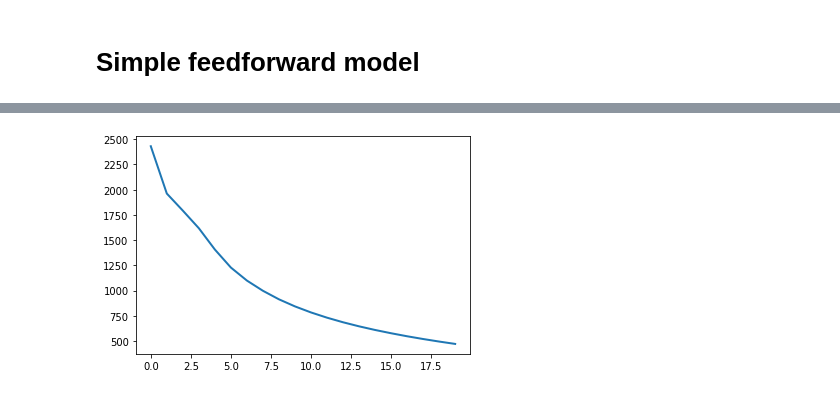
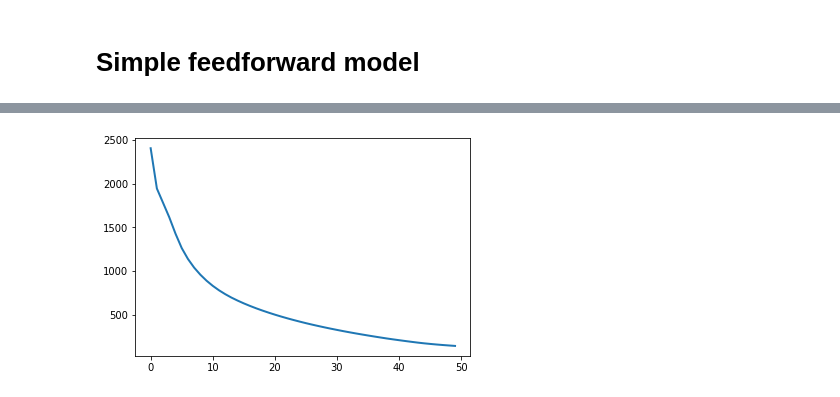
Before and after one commit to edwardcdy/deep-learning-notebooks, a Jupyter notebook: Machine_Translation_1.ipynb, the cells around one changed output, grey strips where cells are left out. Cells and saved outputs as stored; diff of their text form; code cells hidden in the pictures.

```diff
--- a/Machine_Translation_1.ipynb
+++ b/Machine_Translation_1.ipynb
@@ -176,5 +195,5 @@ out_vocab = len(vocab_transform[TGT_LANGUAGE])
 
 net = FF(in_vocab, out_vocab).to(device)
 
-errors = train(net, 20)
+errors = train(net, 50)
 # %% [output]
@@ -205,10 +210,10 @@ Epoch 15: loss 576.3457290828228
 # %%
 import matplotlib.pyplot as plt
 import numpy as np
 # plot
 fig, ax = plt.subplots()
-ax.plot(np.arange(20), errors, linewidth=2.0)
+ax.plot(np.arange(50), errors, linewidth=2.0)
 plt.show()
 # %% [output]
-[figure, old version]
+[figure, new version]
 # %%
```
Also changed, not shown: parts of 5 cells of this notebook.
